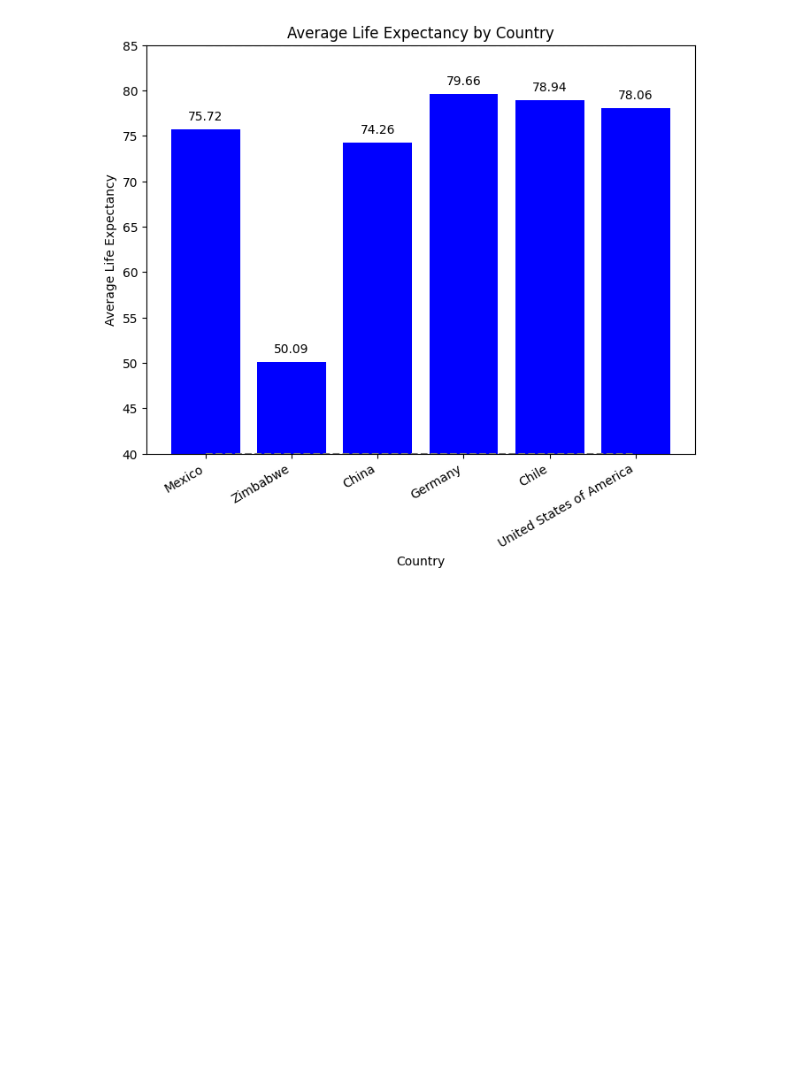
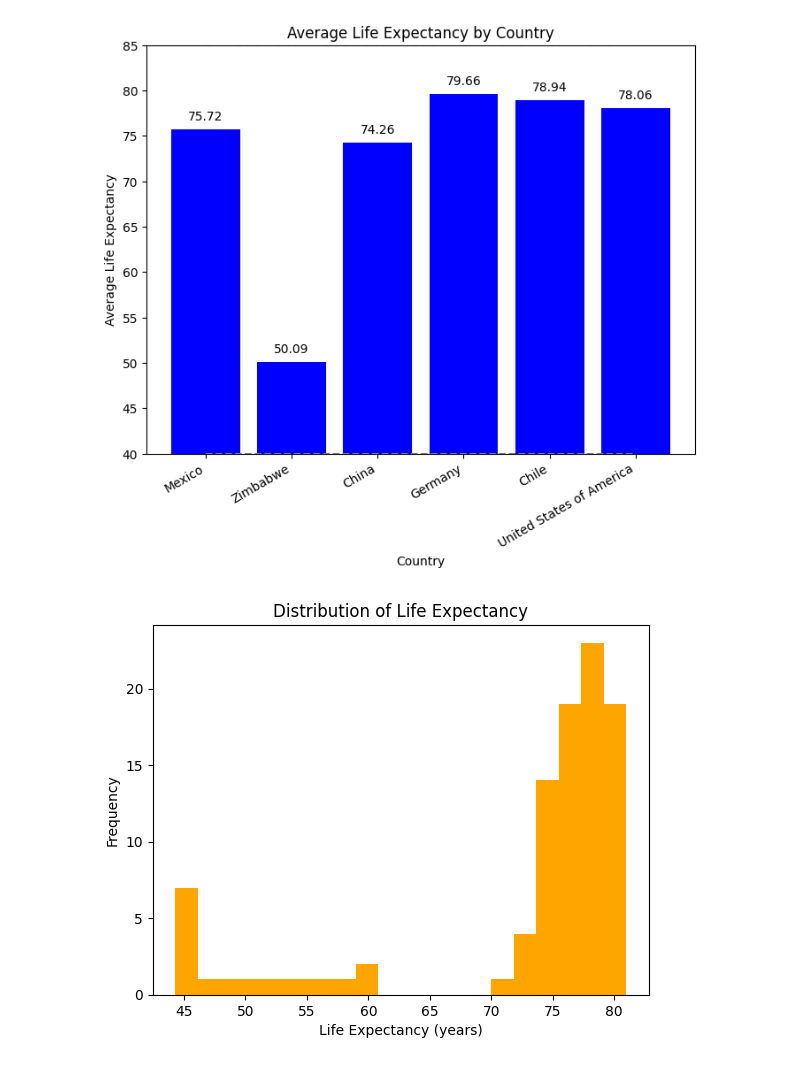
Before and after one commit to jakobhes/life-expectancy-and-gdp, a Jupyter notebook: life_expectancy_gdp.ipynb, the cells around one changed output. Cells and saved outputs as stored; diff of their text form; code cells hidden in the pictures; blank space fills up the shorter version.

Commit message:
distribution of life expectancy

```diff
--- a/life_expectancy_gdp.ipynb
+++ b/life_expectancy_gdp.ipynb
@@ -139,3 +139,14 @@ def show_average_life_expectancy(countries):
 show_average_life_expectancy(countries)
 # %% [output]
 [figure]
+# %%
+def show_life_expectancy_distribution():
+    plt.hist(df['Life expectancy at birth (years)'], bins=20, color='orange')
+    plt.xlabel('Life Expectancy (years)')
+    plt.ylabel('Frequency')
+    plt.title(f'Distribution of Life Expectancy')
+    plt.show()
+
+show_life_expectancy_distribution()
+# %% [output]
+[figure, added]
```
